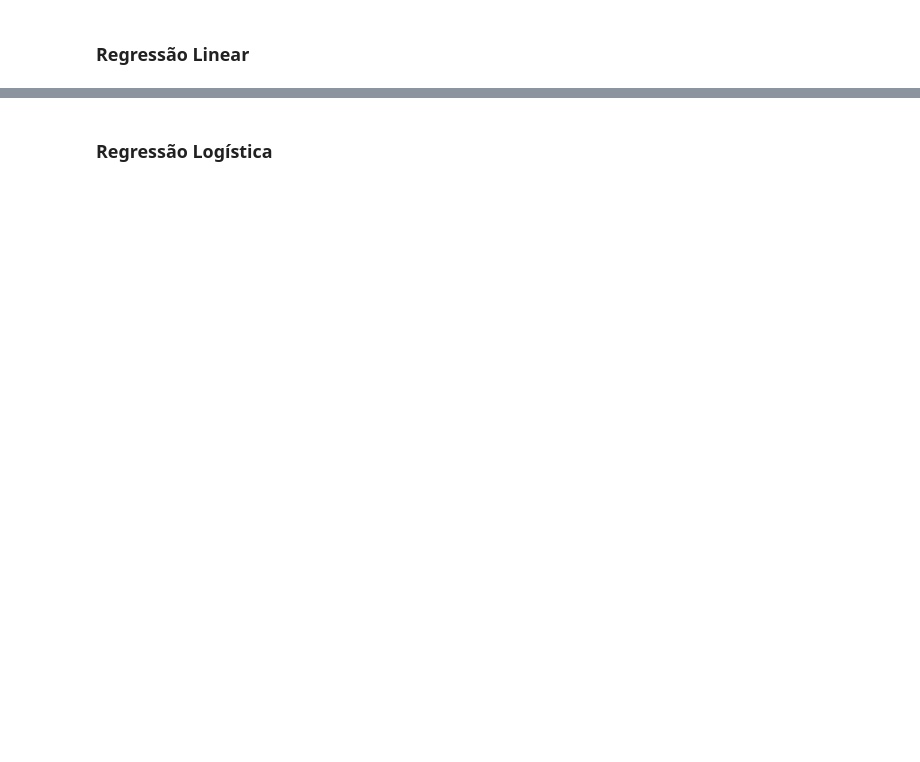
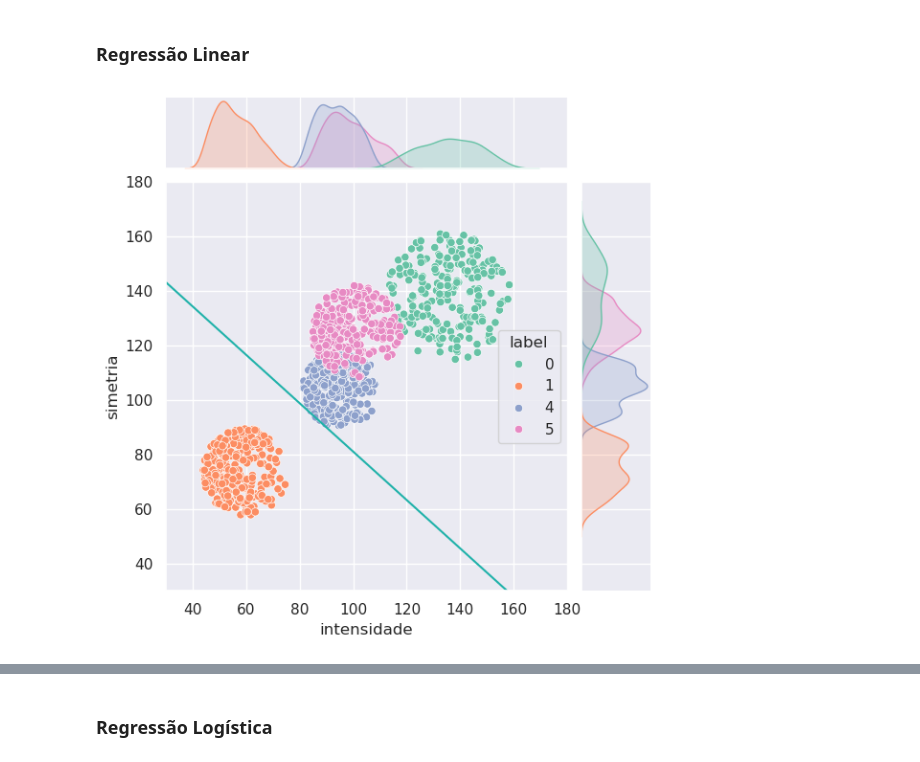
Before and after one commit to YhasmimTigre/Reconhecimento-de-D-gitos---Machine-Learning, a Jupyter notebook: Mini_Projeto.ipynb, the cells around one changed output, grey strips where cells are left out. Saved outputs shown, nothing was run; the diff lists cells and outputs as text; code cells hidden in the pictures; blank space fills up the shorter version.

```diff
--- a/Mini_Projeto.ipynb
+++ b/Mini_Projeto.ipynb
@@ -156,4 +154,4 @@ def plot_alg (w_lista : np.array) -> None:
     plt.xlim(30, 180)
     plt.show()
 
-    return
+    return None
@@ -340,2 +214,16 @@ plot_alg (w_lista = [PLA_w_1x5])
 # %% [markdown]
 ### Regressão Linear
+# %%
+#Instanciando o objeto:
+Rlin_1x5 = Reg_Lin ()
+
+#Treinando:
+Rlin_1x5.fit(X = X_train_1x5, Y = y_train_1x5)
+
+#Obtendo os pesos:
+Rlin_w_1x5 = Rlin_1x5.get_w()
+
+#Observando no gráfico:
+plot_alg (w_lista = [Rlin_w_1x5])
+# %% [output]
+[figure, added]
```
Also changed, not shown: parts of 20 cells of this notebook, 1 other file.
